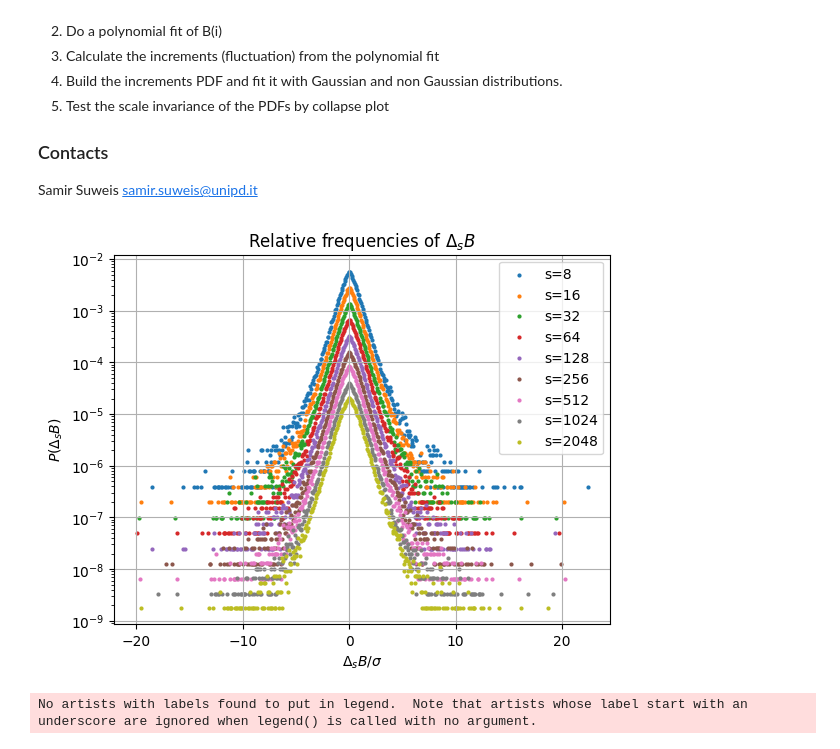
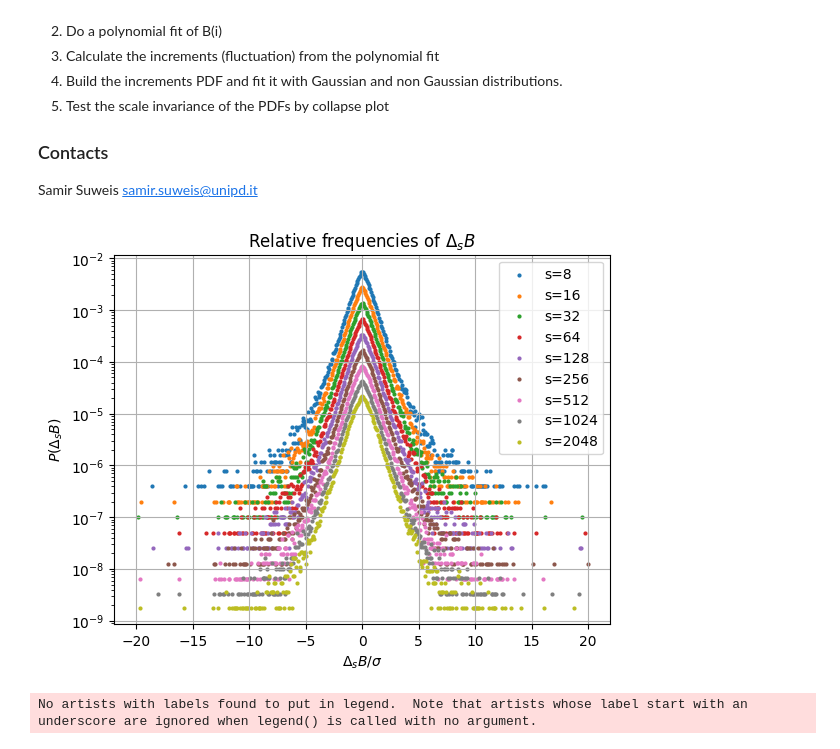
Before and after one commit to mihribanyvs/Critical_Scale_Invariance_in_HHHR, a Jupyter notebook: Project.ipynb, the cells around one changed output. Saved outputs shown, nothing was run; the diff lists cells and outputs as text; code cells hidden in the pictures.

```diff
--- a/Project.ipynb
+++ b/Project.ipynb
@@ -47,42 +47,49 @@ batch2 = cropped_df.iloc[:,int(cropped_df.shape[1]/2):]
 df_cum1 = batch1.cumsum(axis = 1, skipna = True)
 df_cum2 = batch2.cumsum(axis = 1, skipna = True)
 # %%
-#Detrending
+#Locally detrending the data
 def detrend(df, s_vals, p_order):
-  no_pats= df.shape[0]
-  Delta_S=[]
-  for idx, s in enumerate(s_vals):
+  '''
+  Input:
+  df : DataFrame containing interbeat times (RR intervals) in ms for different people in each row
+  s_vals : defines the size of the segment over which the detrending and temporal correlation is done
+  p_order : polynomial degree for detrending
+  Output:
+  List of numpy-Arrays containing the detrended increments of all analyzed people for various values of s
+  '''
+  Delta_S=[] #stores the detrended data of all patients for every s
+  for idx, s in enumerate(s_vals): #iterate over different values of s
     Delta_S_B=[]
-    for j in range(no_pats):
+    for j in range(df.shape[0]): #iterate over the number of patients
       row = df.iloc[j,:]
-      intval = int(np.floor(df.shape[1]/(2*s)))
+      intval = int(np.floor(df.shape[1]/(2*s))) # maximum numbers of 2*s intervals in the data series
 
       for i in range(intval):
-        polynomial(row[i*2*s:(i+1)*2*s],p_order, plot =False)
+        polynomial(row[i*2*s:(i+1)*2*s],p_order, plot =False)    # polynomial detrending, modifies data inplace
       polynomial(row[intval*2*s:],p_order, plot =False)
       Delta_S_B_j=np.array([row[i+s]-row[i] for i in range(intval*2*s) if i+s< df.shape[1]])
-      Delta_S_B.append(Delta_S_B_j/np.std(Delta_S_B_j))
+      Delta_S_B.append(Delta_S_B_j/np.std(Delta_S_B_j))  # append the normalized data divided by its std deviation
     Delta_S.append(np.array(Delta_S_B).flatten())
 
   return Delta_S
 # %%
 s_vals = [2**i for i in range(3,12)]
 Delta_S = detrend(df_cum1,s_vals, 3)
 plt.figure()
 for idx, s in enumerate(s_vals):
     n=len(Delta_S[idx])
-    histogram, bins = np.histogram(Delta_S[idx], bins=int(np.sqrt(n)))
+    histogram, bins = np.histogram(Delta_S[idx], bins=int(np.sqrt(n)), range=(-20,20))
     bin_centers = (bins[:-1] + bins[1:]) / 2
     plt.scatter(bin_centers, histogram/(n*s), label=f's={s}', s=4, marker='o')
 plt.yscale('log')
 plt.title('Relative frequencies of $\Delta_sB$')
 plt.xlabel('$\Delta_sB/\sigma$')
 plt.ylabel('$P(\Delta_sB)$')
 plt.legend()
 plt.grid(True)
 plt.show()
 # %% [output]
-[figure, old version]
+[figure, new version]
 # %%
 # %% [output]
 No artists with labels found to put in legend.  Note that artists whose label start with an underscore are ignored when legend() is called with no argument.
```
